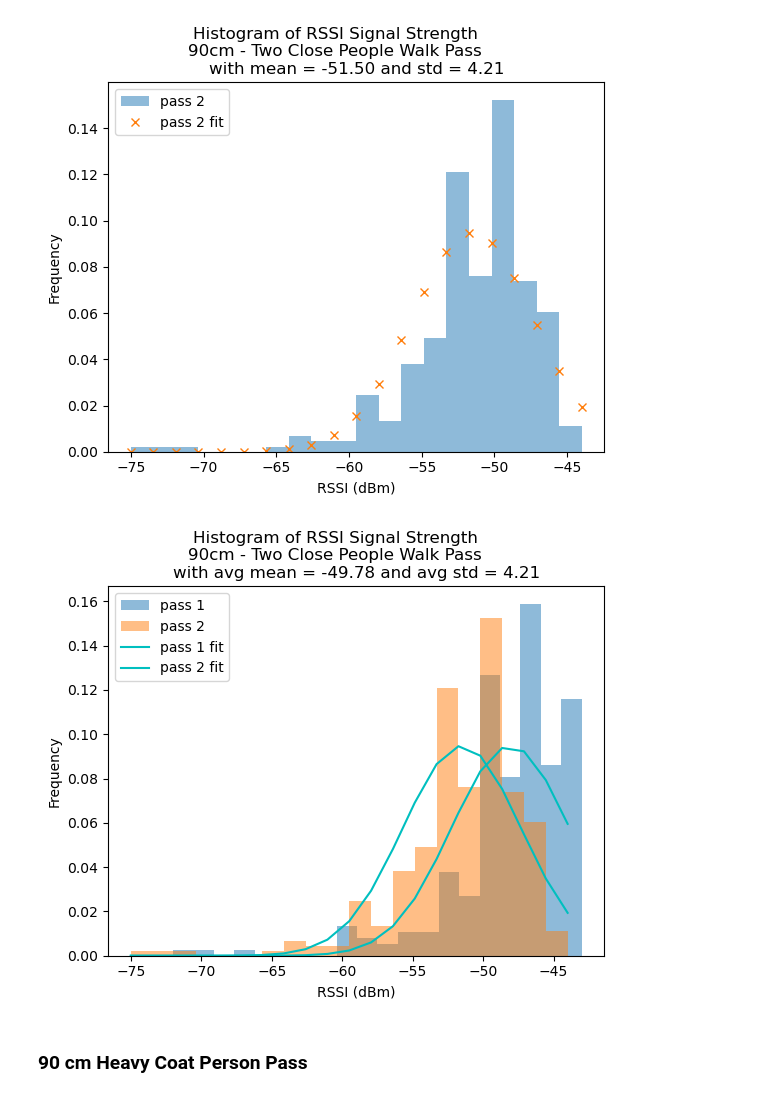
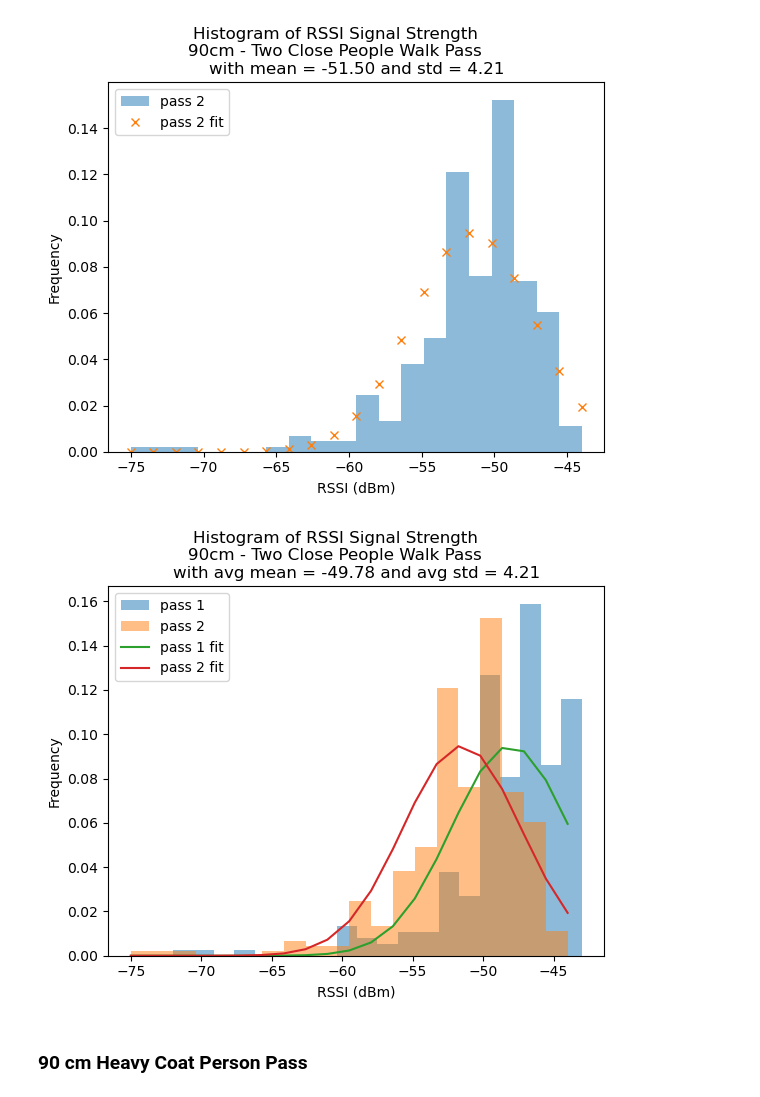
Before and after one commit to SuP3RM/Foot-Traffic, a Jupyter notebook: graphs.ipynb, the cells around one changed output. Cells and saved outputs as stored; diff of their text form; code cells hidden in the pictures.

```diff
--- a/graphs.ipynb
+++ b/graphs.ipynb
@@ -395,27 +395,27 @@ plt.show()
 # %%
 # Plot a single histrogram of results
 resFig, resAx = plt.subplots()
 n, bins, pacthes = resAx.hist(x_pass_1, bins=20, label='pass 1', alpha=0.5, density=True)
 n, bins, pacthes = resAx.hist(x_pass_2, bins=20, label='pass 2', alpha=0.5, density=True)
 
 # plot the histogram of the RSSI values
 y = ((1 / (np.sqrt(2 * np.pi) * np.std(x_pass_1))) *
         np.exp(-0.5 * (1 / np.std(x_pass_1) * (bins - np.mean(x_pass_1))) ** 2))
-resAx.plot(bins, y, 'c', label='pass 1 fit')
+resAx.plot(bins, y, label='pass 1 fit')
 
 y = ((1 / (np.sqrt(2 * np.pi) * np.std(x_pass_2))) *
         np.exp(-0.5 * (1 / np.std(x_pass_2) * (bins - np.mean(x_pass_2))) ** 2))
-resAx.plot(bins, y, 'c', label='pass 2 fit')
+resAx.plot(bins, y, label='pass 2 fit')
 
 plt.xlabel('RSSI (dBm)')
 plt.ylabel('Frequency')
 plt.title('Histogram of RSSI Signal Strength\
         \n90cm - Two Close People Walk Pass\
         \nwith avg mean = %.2f and avg std = %.2f' % (np.mean((np.mean(x_pass_1), np.mean(x_pass_2))), np.mean((np.std(x_pass_1), np.std(x_pass_2)))))
 plt.legend()
 plt.show()
 # %% [output]
-[figure, old version]
+[figure, new version]
 # %% [markdown]
 ### 90 cm Heavy Coat Person Pass
 # %%
```
Also changed, not shown: parts of 7 cells of this notebook.
